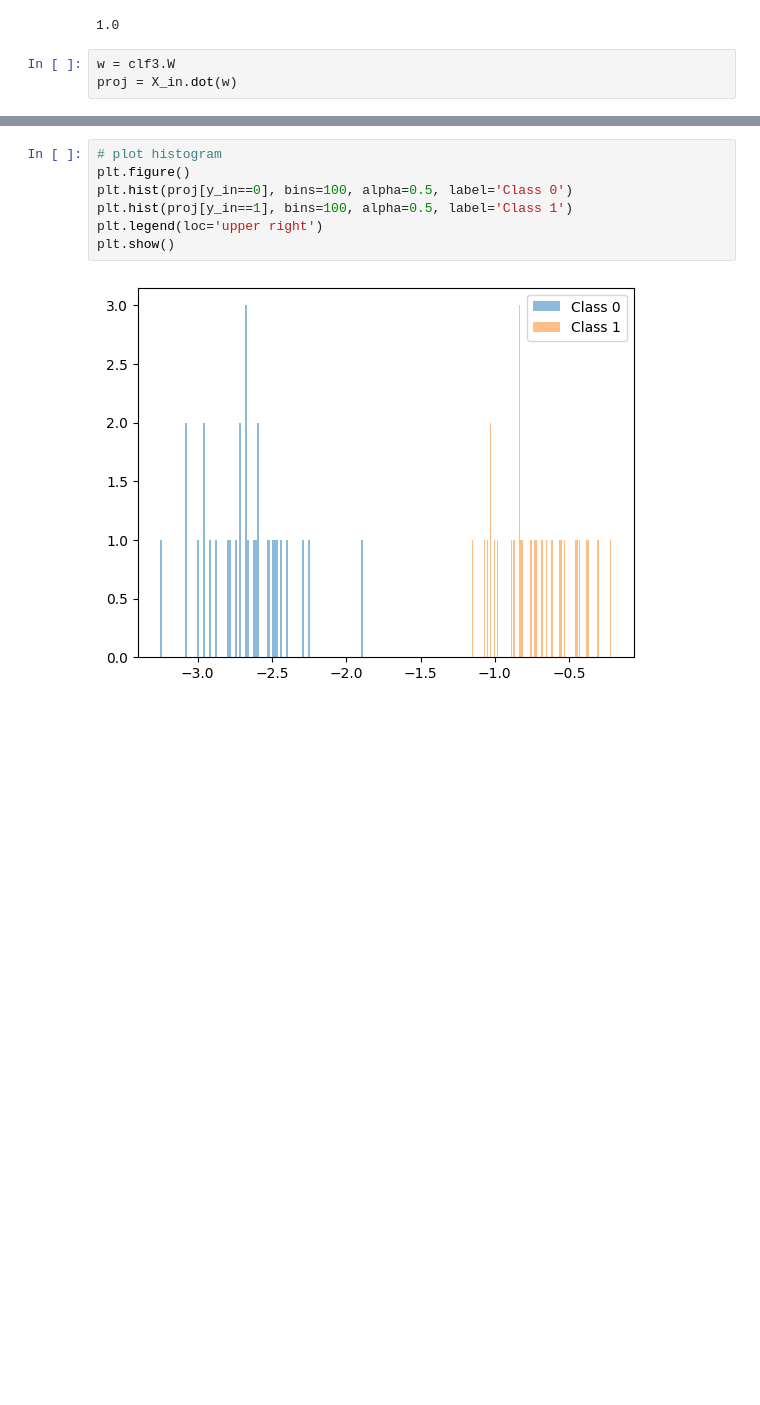
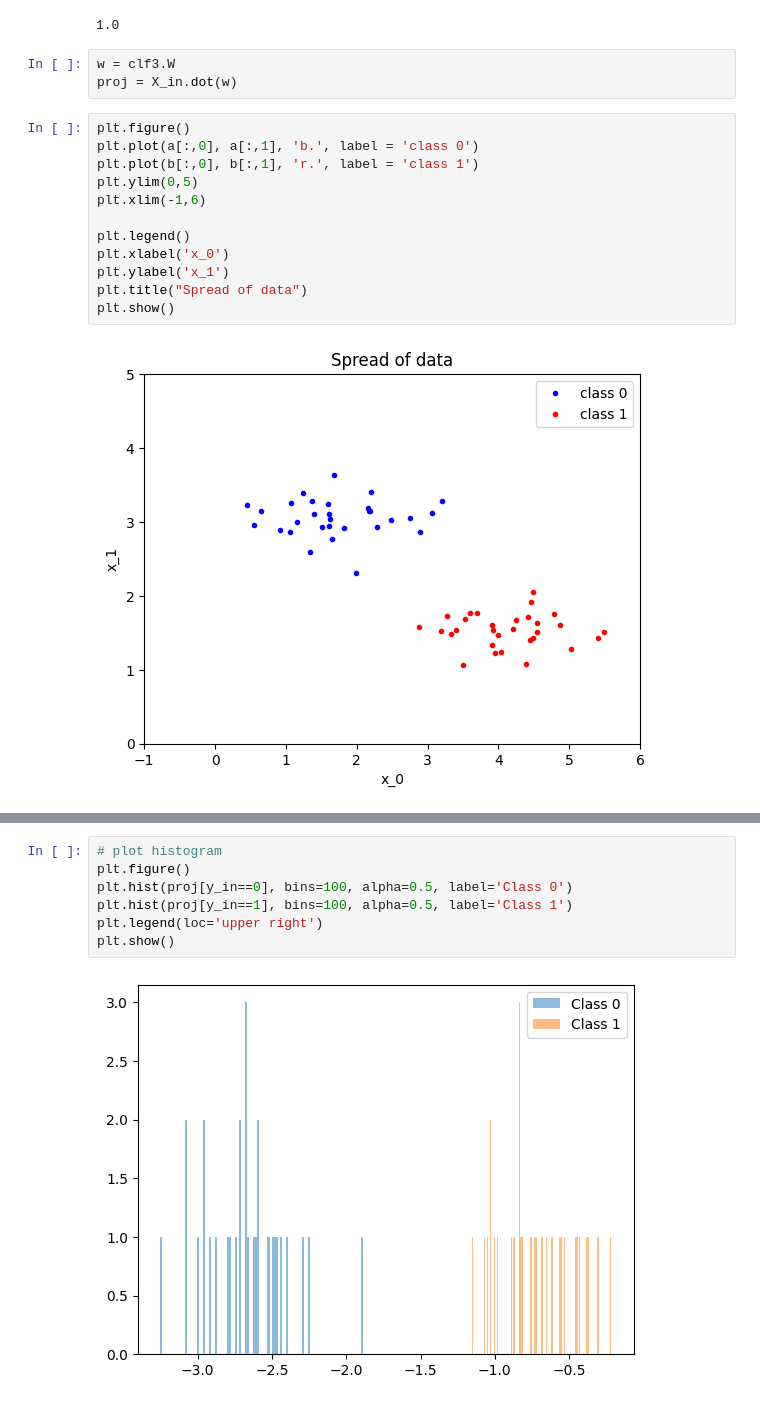
Before and after one commit to sreenya24/SMAI-project-M22, a Jupyter notebook: flda.ipynb, the cells around one changed output, grey strips where cells are left out. Drawn from its saved outputs; the diff is of its cells as text; blank space fills up the shorter version.

```diff
--- a/flda.ipynb
+++ b/flda.ipynb
@@ -163,6 +163,20 @@ clf3.score(X_in, y_in)
 # %%
 w = clf3.W
 proj = X_in.dot(w)
+# %%
+plt.figure()
+plt.plot(a[:,0], a[:,1], 'b.', label = 'class 0')
+plt.plot(b[:,0], b[:,1], 'r.', label = 'class 1')
+plt.ylim(0,5)
+plt.xlim(-1,6)
+
+plt.legend()
+plt.xlabel('x_0')
+plt.ylabel('x_1')
+plt.title("Spread of data")
+plt.show()
+# %% [output]
+[figure, added]
 # %%
 lin = np.linspace(-1, 6, 100)
 y = -1/w[0]*lin + w[1]
```
Also changed, not shown: parts of 2 cells of this notebook.
